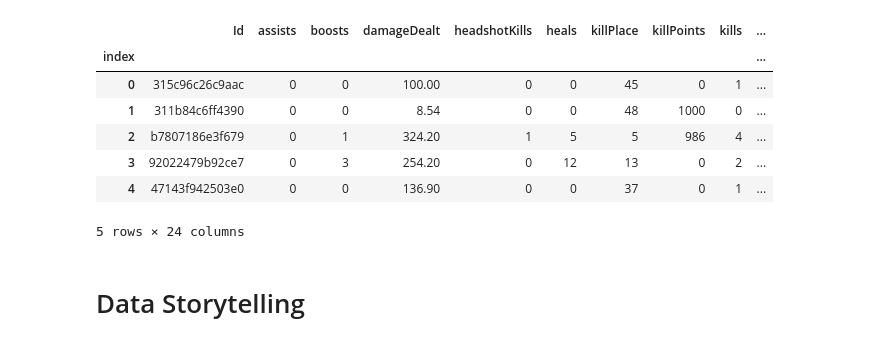
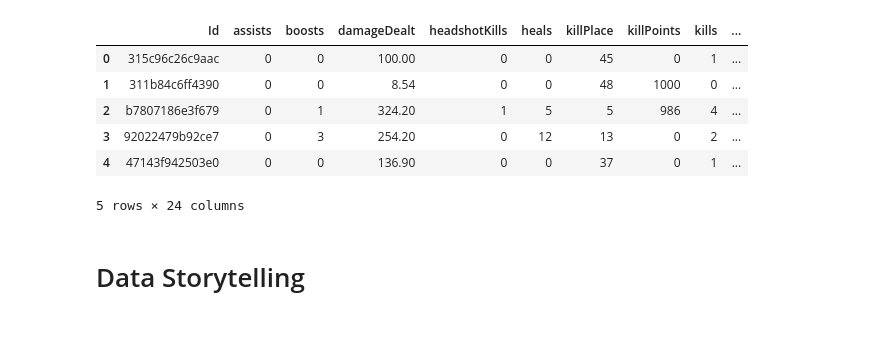
Before and after one commit to davidbuehler07/Capstone-Project-1, a Jupyter notebook: Capstone Project 1 - Data Storytelling.ipynb, the cells around one changed output. Drawn from its saved outputs; the diff is of its cells as text; code cells hidden in the pictures.

```diff
--- a/Capstone Project 1 - Data Storytelling.ipynb
+++ b/Capstone Project 1 - Data Storytelling.ipynb
@@ -5,11 +5,10 @@ import matplotlib.pyplot as plt
 import seaborn as sns
 %matplotlib inline
 # %%
-train_solos_df = pd.read_csv('train_solos_df.csv', index_col='index')
+train_solos_df = pd.read_csv('train_solos_df.csv', index_col='Unnamed: 0')
 train_solos_df.head()
 # %% [output]
 |  | Id | assists | boosts | damageDealt | headshotKills | heals | killPlace | killPoints | kills | ... |
-| index |  |  |  |  |  |  |  |  |  | ... |
 | 0 | 315c96c26c9aac | 0 | 0 | 100.00 | 0 | 0 | 45 | 0 | 1 | ... |
 | 1 | 311b84c6ff4390 | 0 | 0 | 8.54 | 0 | 0 | 48 | 1000 | 0 | ... |
 | 2 | b7807186e3f679 | 0 | 1 | 324.20 | 1 | 5 | 5 | 986 | 4 | ... |
```
Also changed, not shown: parts of 6 cells of this notebook.
